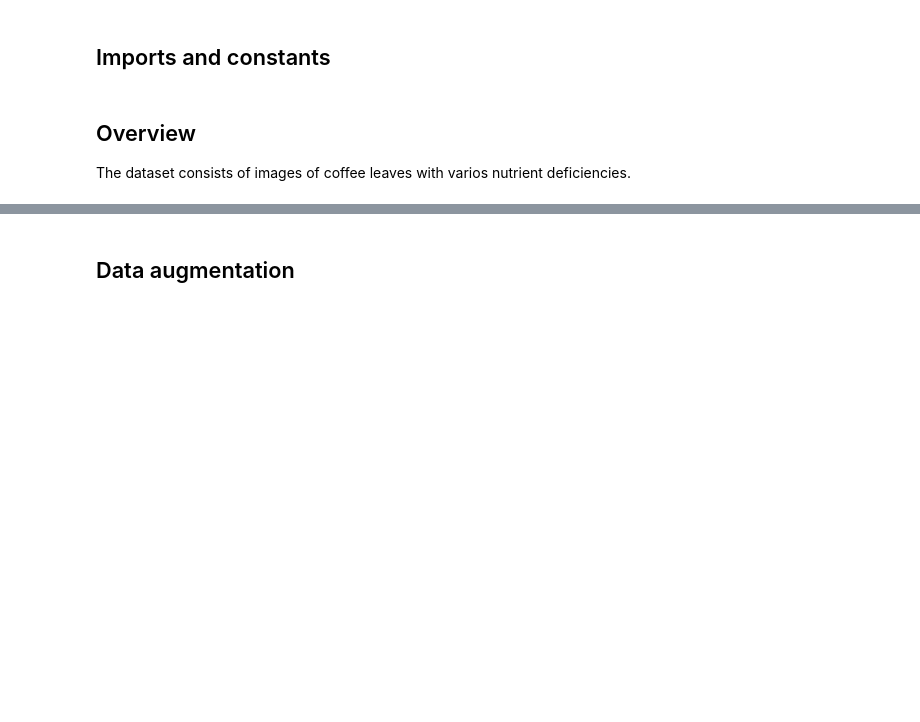
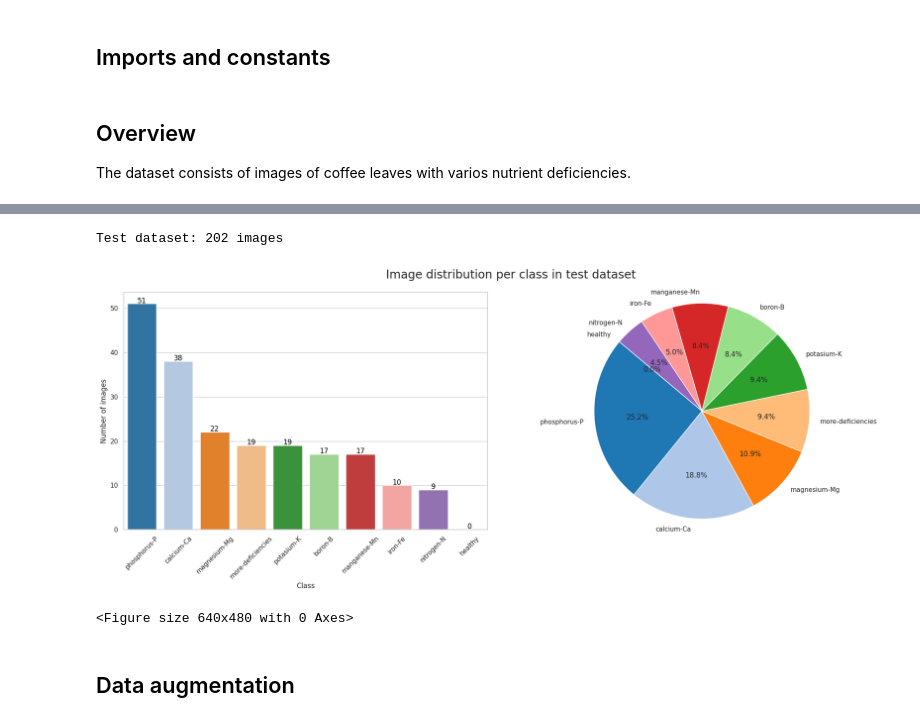
Before and after one commit to encars28/CoLeaf-CNN, a Jupyter notebook: data.ipynb, the cells around one changed output, grey strips where cells are left out. Saved outputs shown, nothing was run; the diff lists cells and outputs as text; code cells hidden in the pictures; blank space fills up the shorter version.

```diff
--- a/data.ipynb
+++ b/data.ipynb
@@ -46,2 +110,9 @@ plt.show()
+# %%
+print(f"Test dataset: {len(test_dataset)} images")
+plot_images_per_class(df_test, 'test dataset')
+# %% [output]
+Test dataset: 202 images
+[figure, added]
+<Figure size 640x480 with 0 Axes>
 # %% [markdown]
 ## Data augmentation
```
Also changed, not shown: parts of 16 cells of this notebook, 14 other files.
